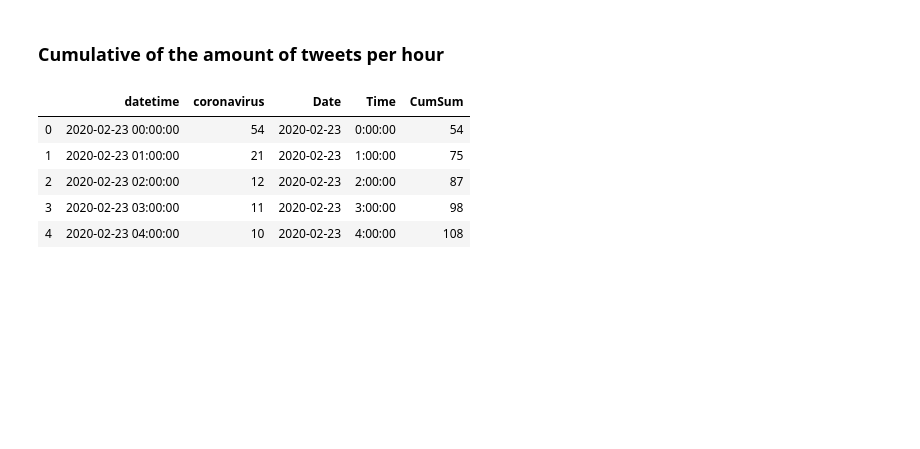
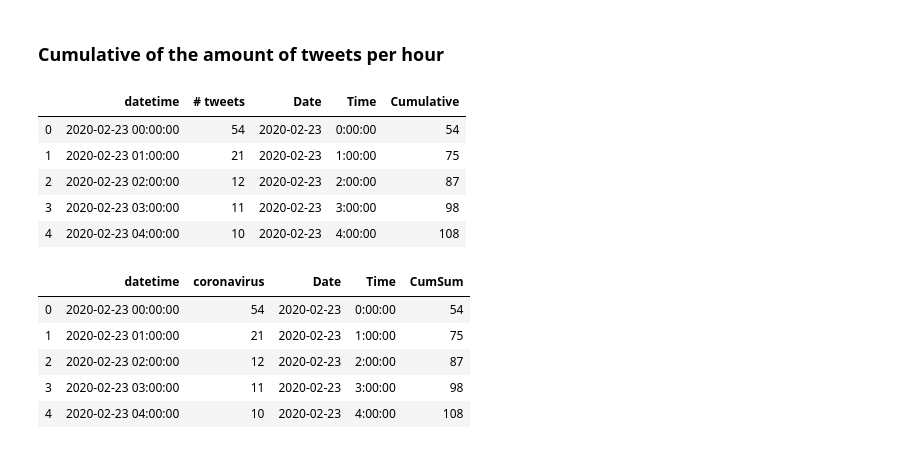
Before and after one commit to BarendvR/SocialWeb, a Jupyter notebook: Data.ipynb, the cells around one changed output. Cells and saved outputs as stored; diff of their text form; code cells hidden in the pictures; blank space fills up the shorter version.

```diff
--- a/Data.ipynb
+++ b/Data.ipynb
@@ -229,6 +245,15 @@ TwitterCovPerHour
 # %%
 # Adding an extra column containing the cumulative of the amount of tweets
 TwitterCovPerHour["CumSum"] = TwitterCovPerHour.coronavirus.cumsum(axis=None, skipna=True)
+# %%
+TwitterCovPerHour.rename(columns={'coronavirus': '# tweets', "CumSum":'Cumulative'}).head()
+# %% [output]
+|  | datetime | # tweets | Date | Time | Cumulative |
+| 0 | 2020-02-23 00:00:00 | 54 | 2020-02-23 | 0:00:00 | 54 |
+| 1 | 2020-02-23 01:00:00 | 21 | 2020-02-23 | 1:00:00 | 75 |
+| 2 | 2020-02-23 02:00:00 | 12 | 2020-02-23 | 2:00:00 | 87 |
+| 3 | 2020-02-23 03:00:00 | 11 | 2020-02-23 | 3:00:00 | 98 |
+| 4 | 2020-02-23 04:00:00 | 10 | 2020-02-23 | 4:00:00 | 108 |
 # %%
 TwitterCovPerHour.head()
 # %% [output]
```
Also changed, not shown: parts of 3 cells of this notebook, 2 other files.
